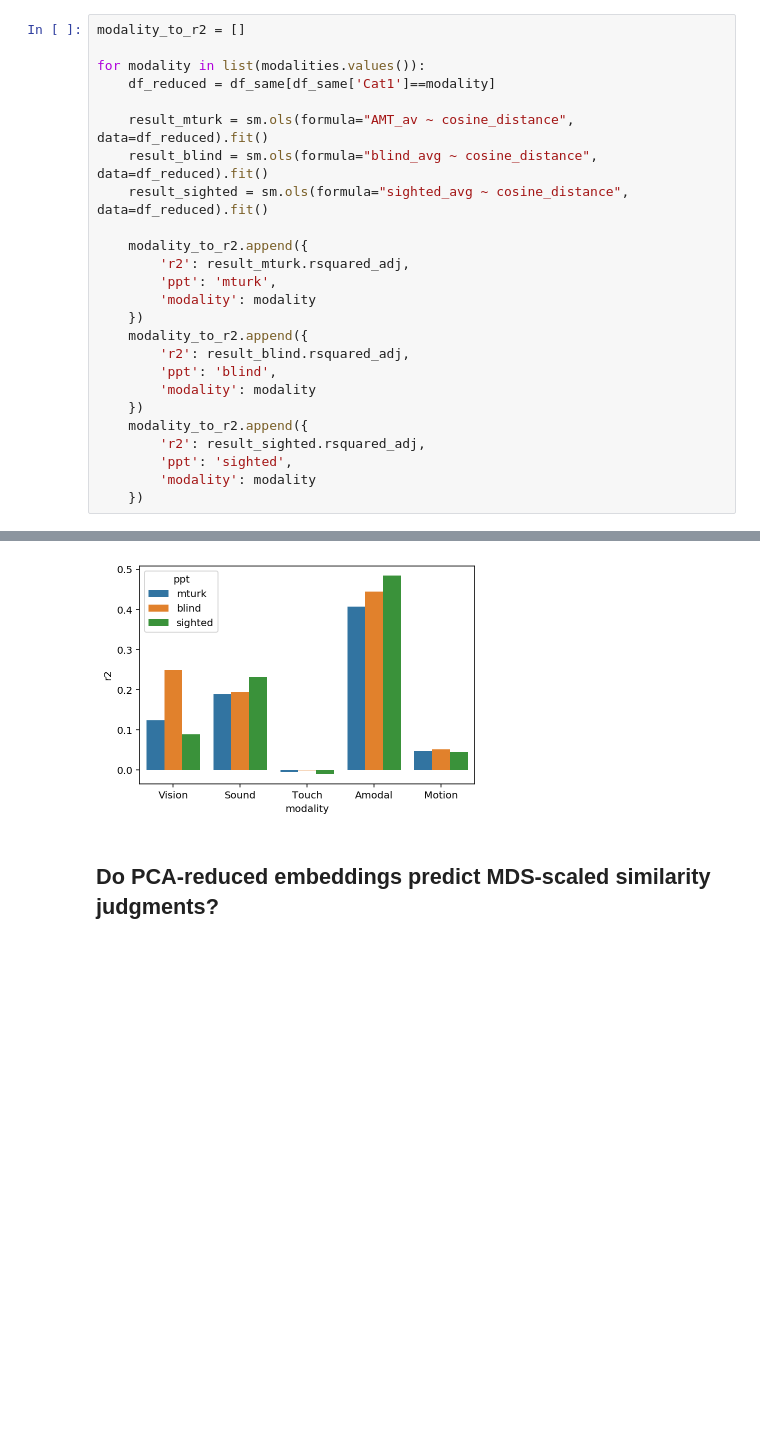
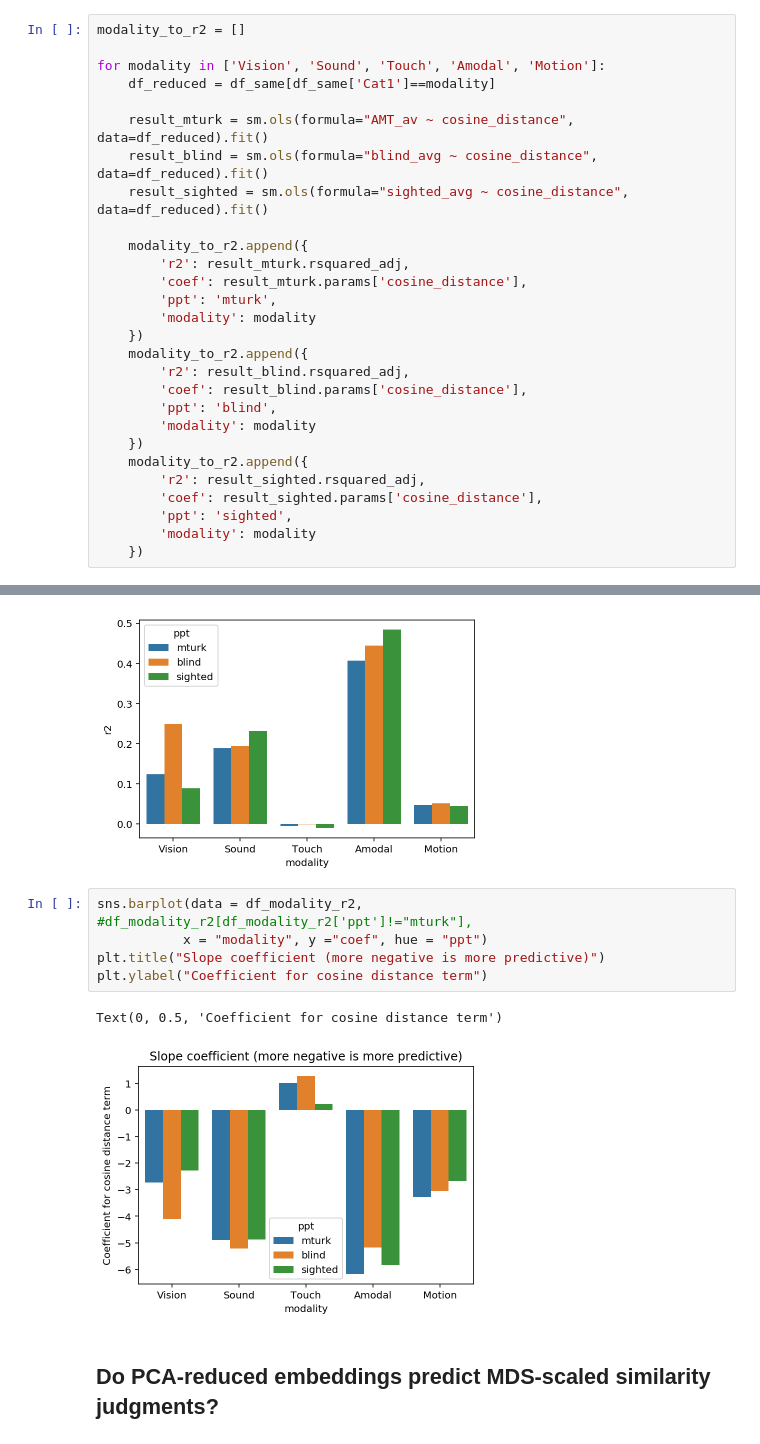
Before and after one commit to seantrott/abstract_concrete, a Jupyter notebook: comparing_to_humans.ipynb, the cells around one changed output, grey strips where cells are left out. Drawn from its saved outputs; the diff is of its cells as text; blank space fills up the shorter version.

Commit message:
updated r2 analysis for cosine distance

```diff
--- a/comparing_to_humans.ipynb
+++ b/comparing_to_humans.ipynb
@@ -109,7 +109,7 @@ df_same = df_merged[df_merged['same_modality']==True]
 # %%
 modality_to_r2 = []
 
-for modality in list(modalities.values()):
+for modality in ['Vision', 'Sound', 'Touch', 'Amodal', 'Motion']:
     df_reduced = df_same[df_same['Cat1']==modality]
 
     result_mturk = sm.ols(formula="AMT_av ~ cosine_distance", data=df_reduced).fit()
@@ -118,16 +118,19 @@ for modality in list(modalities.values()):
 
     modality_to_r2.append({
         'r2': result_mturk.rsquared_adj,
+        'coef': result_mturk.params['cosine_distance'],
         'ppt': 'mturk',
         'modality': modality
     })
     modality_to_r2.append({
         'r2': result_blind.rsquared_adj,
+        'coef': result_blind.params['cosine_distance'],
         'ppt': 'blind',
         'modality': modality
     })
     modality_to_r2.append({
         'r2': result_sighted.rsquared_adj,
+        'coef': result_sighted.params['cosine_distance'],
         'ppt': 'sighted',
         'modality': modality
     })
@@ -145,6 +148,14 @@ sns.barplot(data = df_modality_r2,
 # %% [output]
 <matplotlib.axes._subplots.AxesSubplot at 0x...>
 [figure]
+# %%
+sns.barplot(data = df_modality_r2, #df_modality_r2[df_modality_r2['ppt']!="mturk"],
+           x = "modality", y ="coef", hue = "ppt")
+plt.title("Slope coefficient (more negative is more predictive)")
+plt.ylabel("Coefficient for cosine distance term")
+# %% [output]
+Text(0, 0.5, 'Coefficient for cosine distance term')
+[figure, added]
 # %% [markdown]
 ## Do PCA-reduced embeddings predict MDS-scaled similarity judgments?
 # %% [markdown]
```
Also changed, not shown: parts of 1 cell of this notebook.
